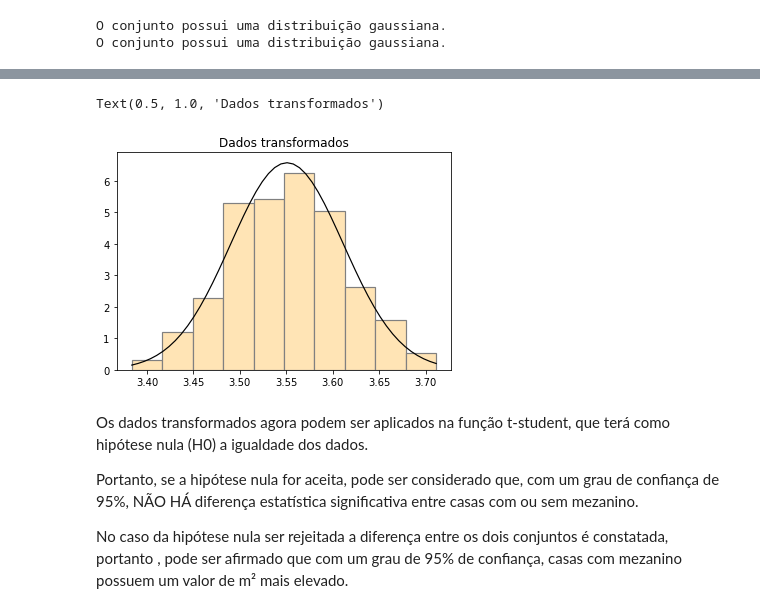
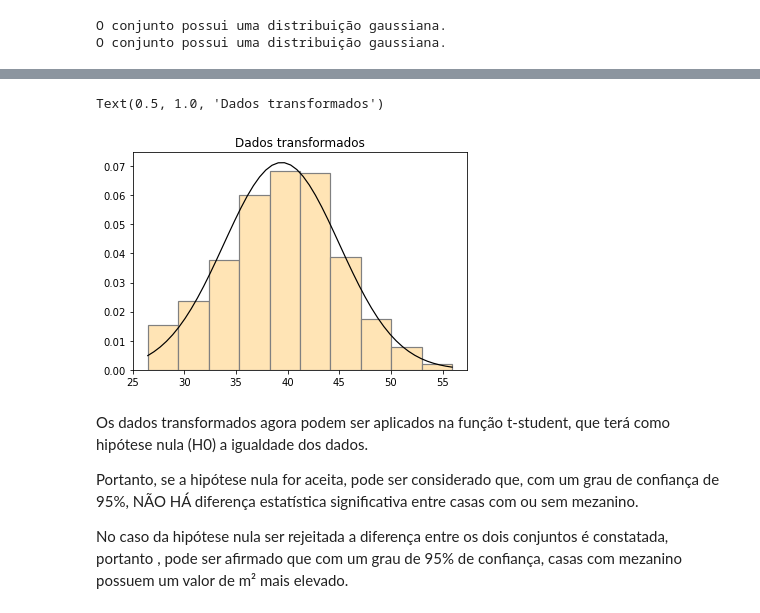
Before and after one commit to Andrercouto/An-lise-explorat-ria-de-dados-com-Python, a Jupyter notebook: Analise.ipynb, the cells around one changed output, grey strips where cells are left out. Drawn from its saved outputs; the diff is of its cells as text; code cells hidden in the pictures.

Commit message:
correcao no hist 4

```diff
--- a/Analise.ipynb
+++ b/Analise.ipynb
@@ -267,11 +265,11 @@ Text(0.5, 1.0, 'Dados transformados')
 # %%
-domain2 = np.linspace(np.min(dt_with_hf_transformed), np.max(dt_with_hf_transformed))
-plt.hist(dt_with_hf_transformed, density=True, color='moccasin', linewidth=1.2,edgecolor='grey')
-plt.plot(domain2, norm.pdf(domain2, dt_with_hf_transformed.mean(), dt_with_hf_transformed.std()),color='black', linewidth=1.2)
+domain2 = np.linspace(np.min(dt_without_hf_transformed), np.max(dt_without_hf_transformed))
+plt.hist(dt_without_hf_transformed, density=True, color='moccasin', linewidth=1.2,edgecolor='grey')
+plt.plot(domain2, norm.pdf(domain2, dt_without_hf_transformed.mean(), dt_without_hf_transformed.std()),color='black', linewidth=1.2)
 plt.title('Dados transformados')
 # %% [output]
 Text(0.5, 1.0, 'Dados transformados')
-[figure, old version]
+[figure, new version]
 # %% [markdown]
 Os dados transformados agora podem ser aplicados na função t-student, que terá como hipótese nula (H0) a igualdade dos dados.
 
```
Also changed, not shown: parts of 8 cells of this notebook.
